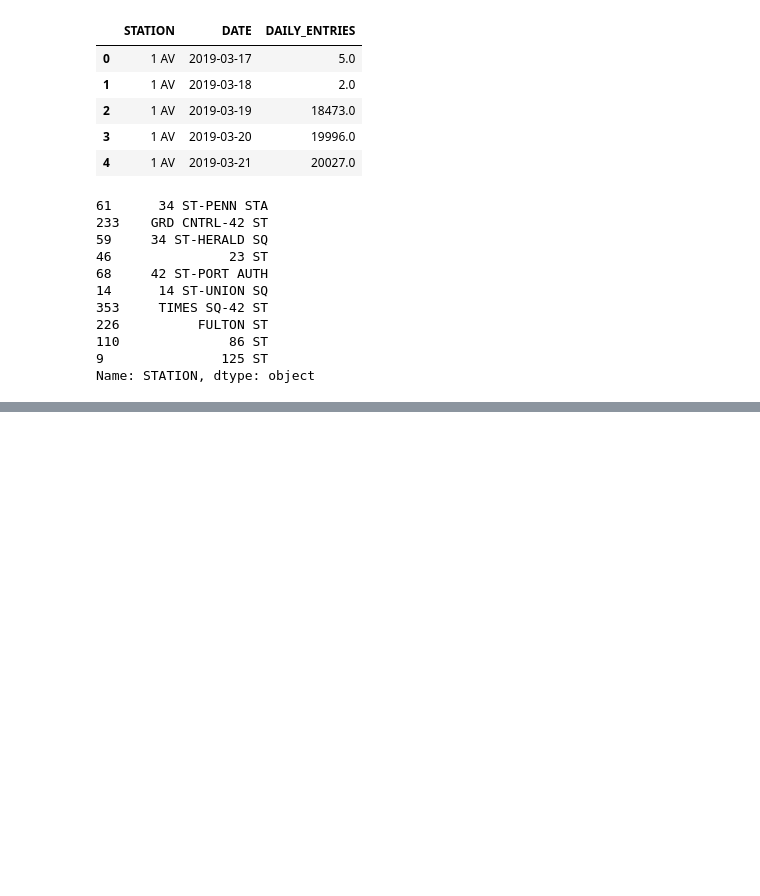
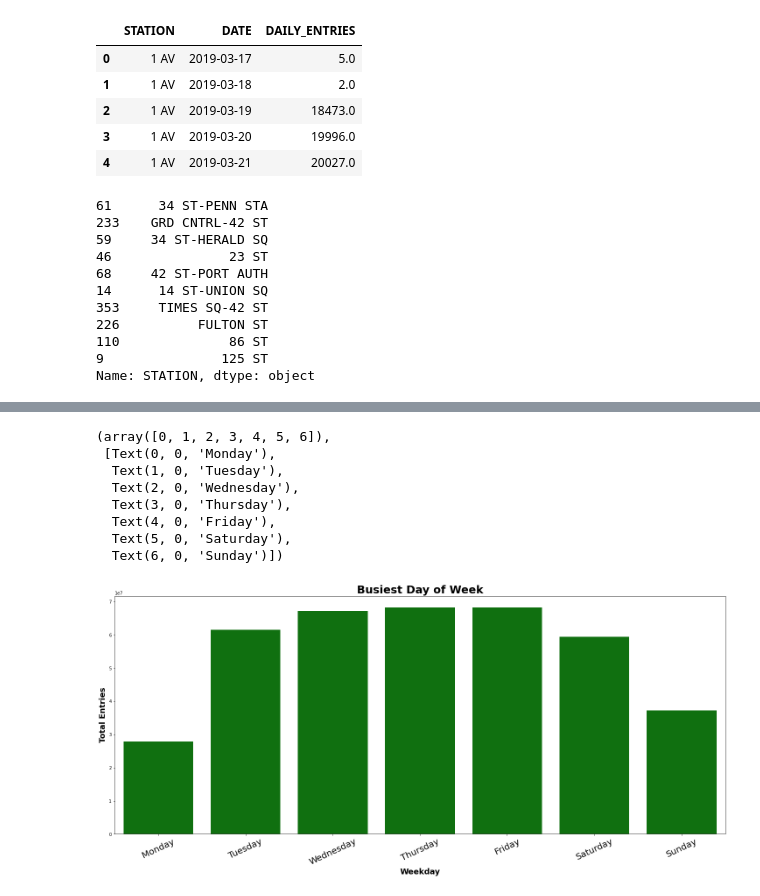
Before and after one commit to JayZZZZZZZ/project-1, a Jupyter notebook: MTA_EDA.ipynb, the cells around one changed output, grey strips where cells are left out. Drawn from its saved outputs; the diff is of its cells as text; code cells hidden in the pictures; blank space fills up the shorter version.

```diff
--- a/MTA_EDA.ipynb
+++ b/MTA_EDA.ipynb
@@ -465,9 +597,19 @@ daily_stations.head()
 # %%
 plt.figure(figsize=(25,10))
-sb.barplot(Busiest_Day_of_Week['WEEKDAY'][:10],
-           Busiest_Day_of_Week['DAILY_ENTRIES'][:10],
+sb.barplot(x=Busiest_Day_of_Week['WEEKDAY'][:10],
+           y=Busiest_Day_of_Week['DAILY_ENTRIES'][:10],
           color='g')
 plt.title('Busiest Day of Week',fontsize=25, weight='bold')
 plt.xlabel('Weekday', fontsize=18, weight='bold')
 plt.ylabel('Total Entries', fontsize=18, weight='bold')
 plt.xticks(rotation=25, fontsize=20)
+# %% [output]
+(array([0, 1, 2, 3, 4, 5, 6]),
+ [Text(0, 0, 'Monday'),
+  Text(1, 0, 'Tuesday'),
+  Text(2, 0, 'Wednesday'),
+  Text(3, 0, 'Thursday'),
+  Text(4, 0, 'Friday'),
+  Text(5, 0, 'Saturday'),
+  Text(6, 0, 'Sunday')])
+[figure, added]
```
Also changed, not shown: parts of 14 cells of this notebook, 1 other file.
